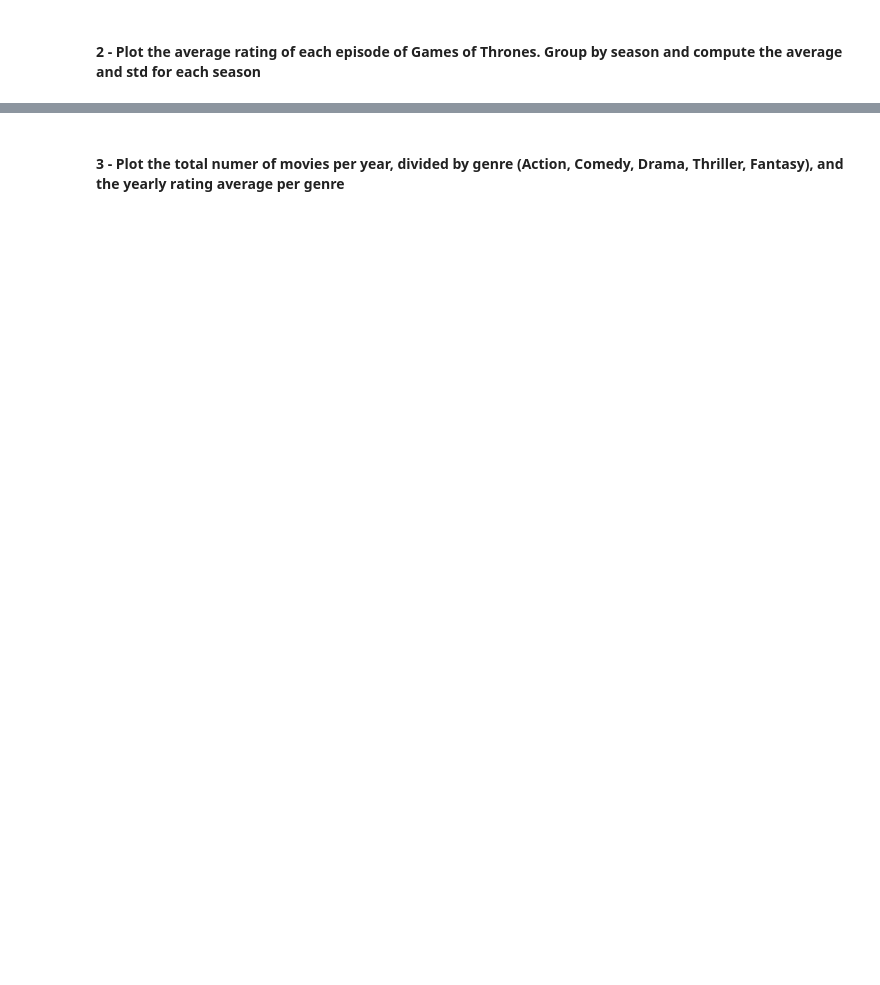
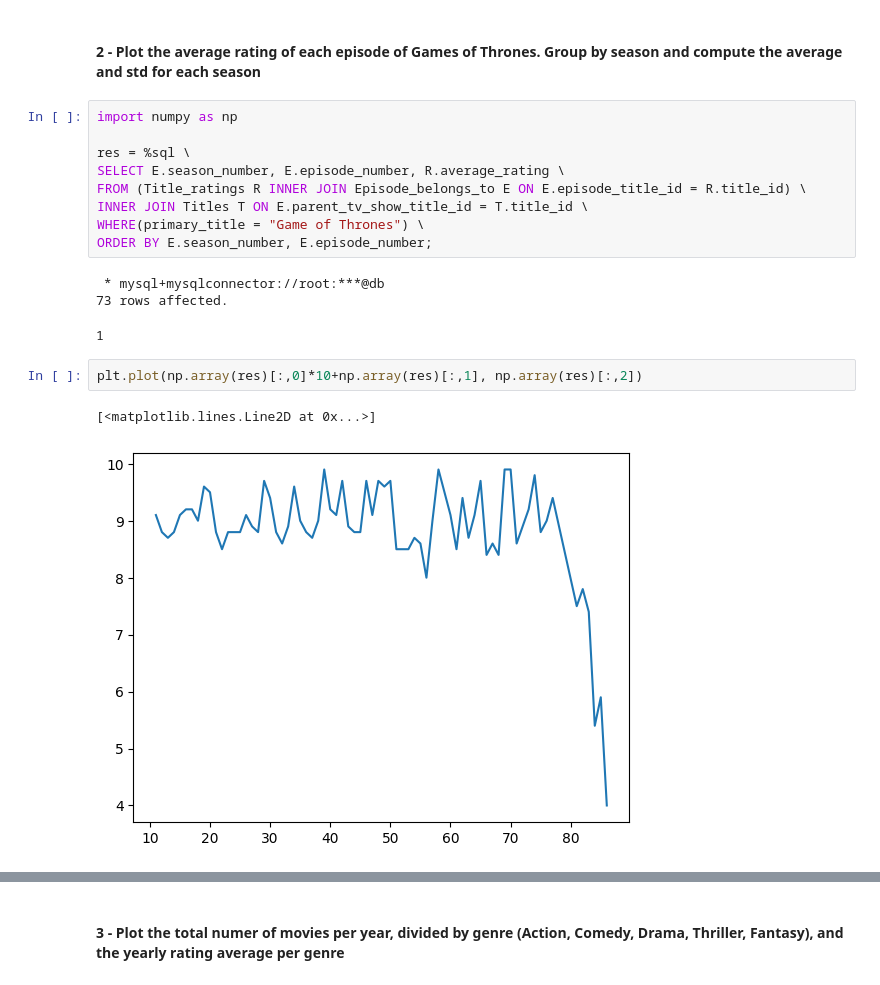
Before and after one commit to alessiopitteri/MAPD-B, a Jupyter notebook: mysql/notebooks/MySQL.ipynb, the cells around one changed output, grey strips where cells are left out. Cells and saved outputs as stored; diff of their text form; blank space fills up the shorter version.

```diff
--- a/mysql/notebooks/MySQL.ipynb
+++ b/mysql/notebooks/MySQL.ipynb
@@ -2222,2 +2436,20 @@ describe Had_role;
 # %% [markdown]
 #### 2 - Plot the average rating of each episode of Games of Thrones. Group by season and compute the average and std for each season
+# %%
+import numpy as np
+
+res = %sql \
+SELECT E.season_number, E.episode_number, R.average_rating \
+FROM (Title_ratings R INNER JOIN Episode_belongs_to E ON E.episode_title_id = R.title_id) \
+INNER JOIN Titles T ON E.parent_tv_show_title_id = T.title_id \
+WHERE(primary_title = "Game of Thrones") \
+ORDER BY E.season_number, E.episode_number;
+# %% [output]
+ * mysql+mysqlconnector://root:***@db
+73 rows affected.
+1
+# %%
+plt.plot(np.array(res)[:,0]*10+np.array(res)[:,1], np.array(res)[:,2])
+# %% [output]
+[<matplotlib.lines.Line2D at 0x...>]
+[figure, added]
```
Also changed, not shown: parts of 18 cells of this notebook, 1 other file.
